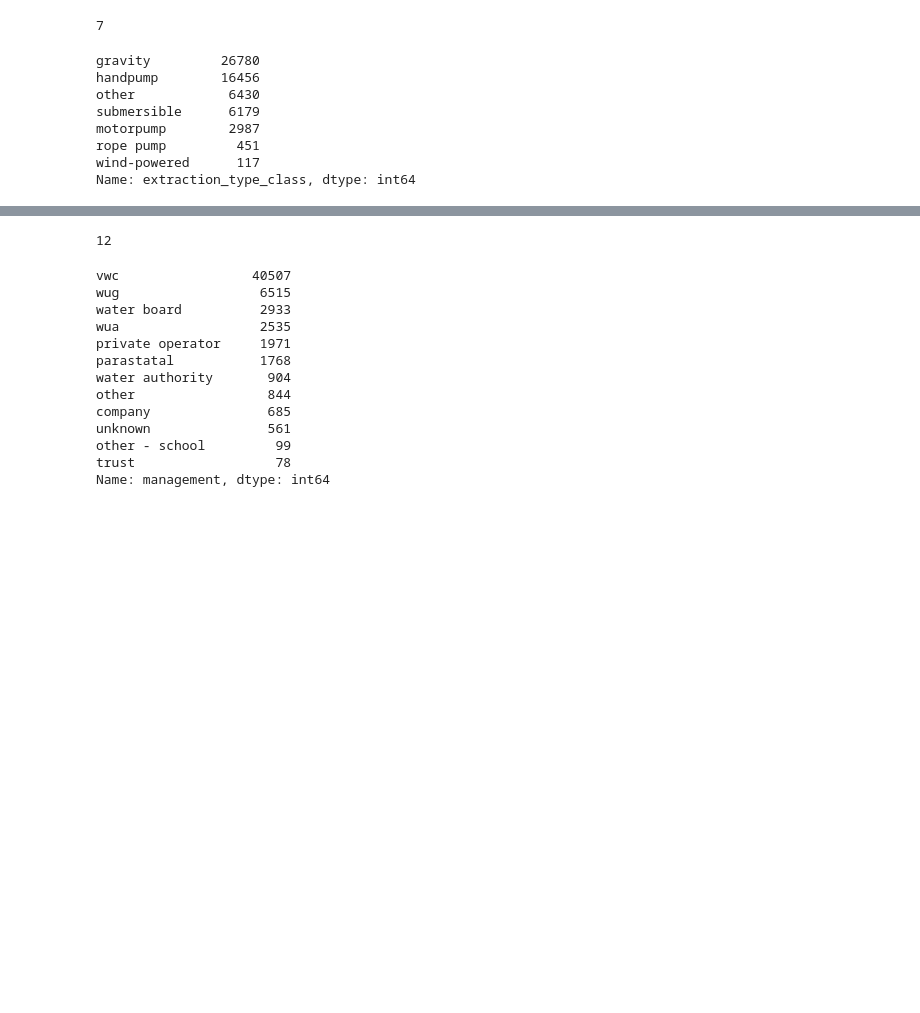
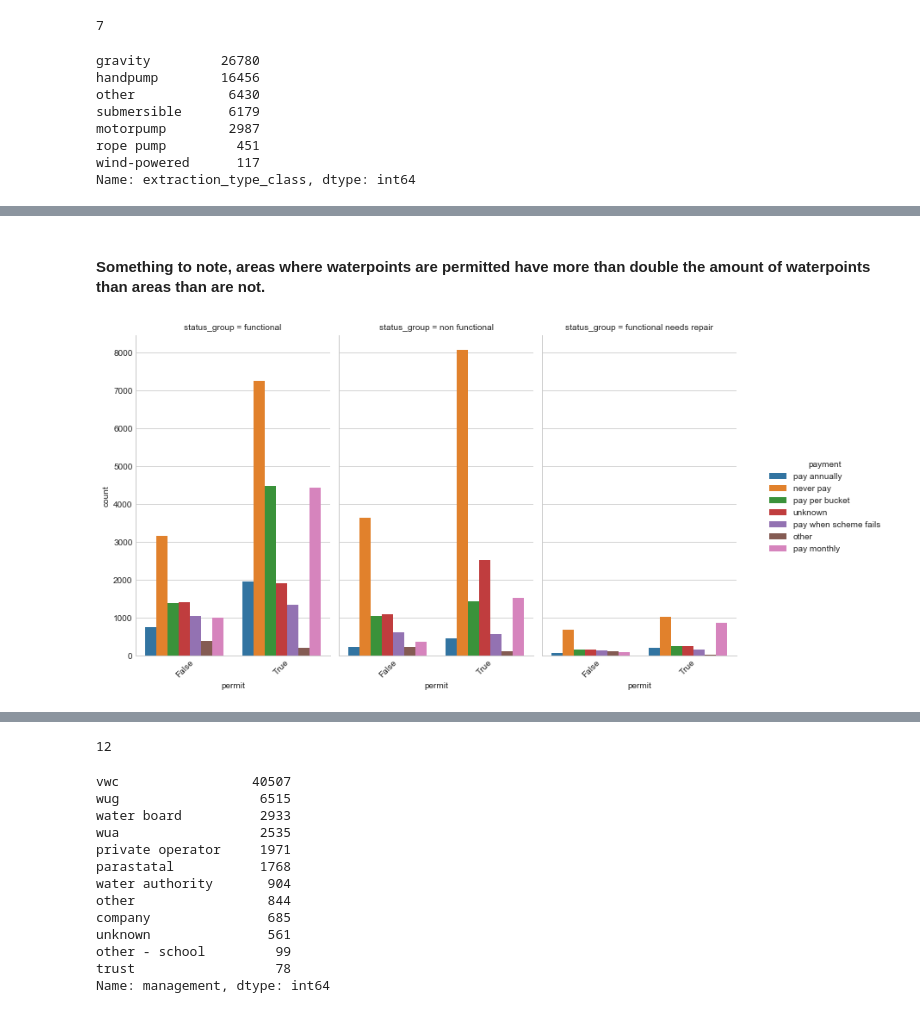
Before and after one commit to sydroth/tanzaniawellclassification, a Jupyter notebook: notebooks/02_jw_EDA.ipynb, the cells around one changed output, grey strips where cells are left out. Drawn from its saved outputs; the diff is of its cells as text; code cells hidden in the pictures; blank space fills up the shorter version.

```diff
--- a/notebooks/02_jw_EDA.ipynb
+++ b/notebooks/02_jw_EDA.ipynb
@@ -1378,0 +1317,12 @@ train = train.drop(columns=['extraction_type', 'extraction_type_group'],
+# %% [markdown]
+#### Something to note, areas where waterpoints are permitted have more than double the amount of waterpoints than areas than are not.
+# %%
+plt.style.use('seaborn-whitegrid')
+chart = sns.catplot(x="permit", hue="payment", col="status_group",
+                     data=train, kind="count", margin_titles=True,
+                     height=6, aspect=.6)
+chart.set_xticklabels(rotation=45, horizontalalignment='center')
+sns.set_context
+plt.show();
+# %% [output]
+[figure, added]
```
Also changed, not shown: parts of 65 cells of this notebook, 7 other files.
